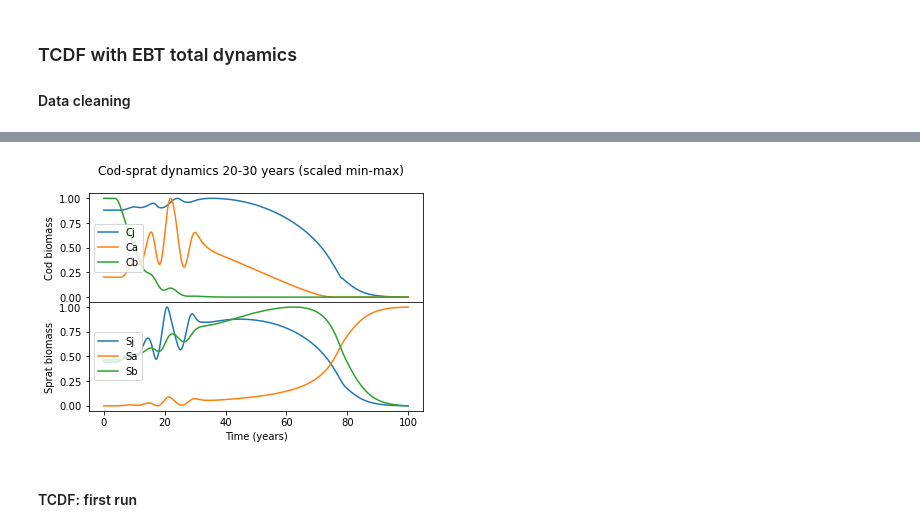
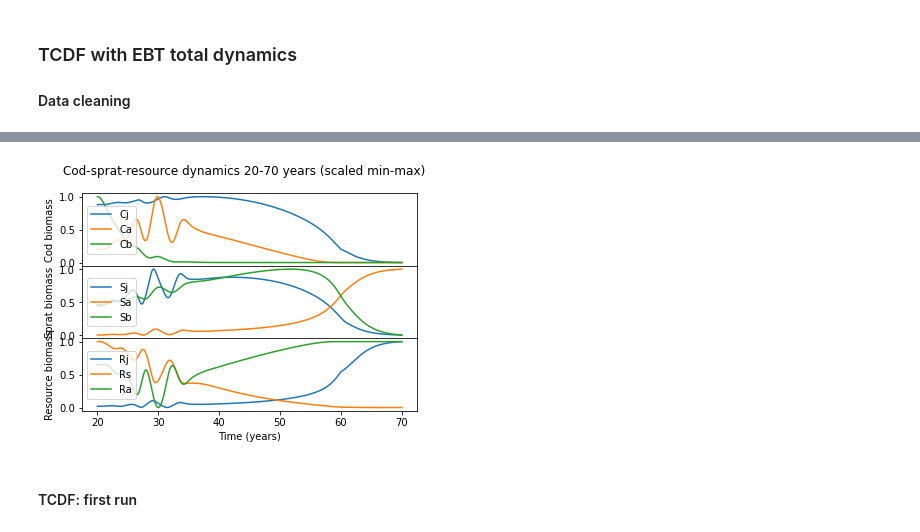
Before and after one commit to roosdraaijer/thesis, a Jupyter notebook: MSc Thesis 1.ipynb, the cells around one changed output, grey strips where cells are left out. Saved outputs shown, nothing was run; the diff lists cells and outputs as text; code cells hidden in the pictures.

```diff
--- a/MSc Thesis 1.ipynb
+++ b/MSc Thesis 1.ipynb
@@ -847,36 +881,12 @@ ebt_scaled.head(-10)
-# %%
-# Visualize scaled data
-%matplotlib inline
-import matplotlib.pyplot as plt
-import matplotlib.lines as lines
-
-# Select data to be visualized
-cod = ebt_scaled[['Cj', 'Ca', 'Cb']]
-sprat = ebt_scaled[['Sj', 'Sa', 'Sb']]
-ebt_scaled['Time'] = np.linspace(18, 72, len(ebt_scaled))
-time = ebt_scaled['Time']
-
-# Set subplot figure defaults
-fig, [cod_plt, sprat_plt] = plt.subplots(2, 1, sharex = True)
-fig.subplots_adjust(hspace = 0)
-fig.suptitle('Cod-sprat dynamics 20-30 years (scaled min-max)')
-
-# Set labels for shared x-axis and individual y-axes
-cod_plt.set(ylabel = 'Cod biomass')
-sprat_plt.set(ylabel = 'Sprat biomass')
-plt.xlabel('Time (years)')
-
-# Visualize data
-cod_plt.plot(time, cod)
-sprat_plt.plot(time, sprat)
-
-# Add legends
-cod_plt.legend(['Cj', 'Ca', 'Cb'], loc = 'center left')
-sprat_plt.legend(['Sj', 'Sa', 'Sb'], loc = 'center left')
-
-# Remove Time column
-ebt_scaled.drop(['Time'], axis = 1, inplace = True)
-# %% [output]
-[figure, removed]
+# %%
+# Visualize scaled data
+%matplotlib inline
+import matplotlib.pyplot as plt
+import matplotlib.lines as lines
+
+# Plot scaled data
+visualise_scaled(ebt_scaled, [20,70])
+# %% [output]
+[figure, added]
 # %%
 # Create file path for new file
```
Also changed, not shown: parts of 72 cells of this notebook, 10 other files.
